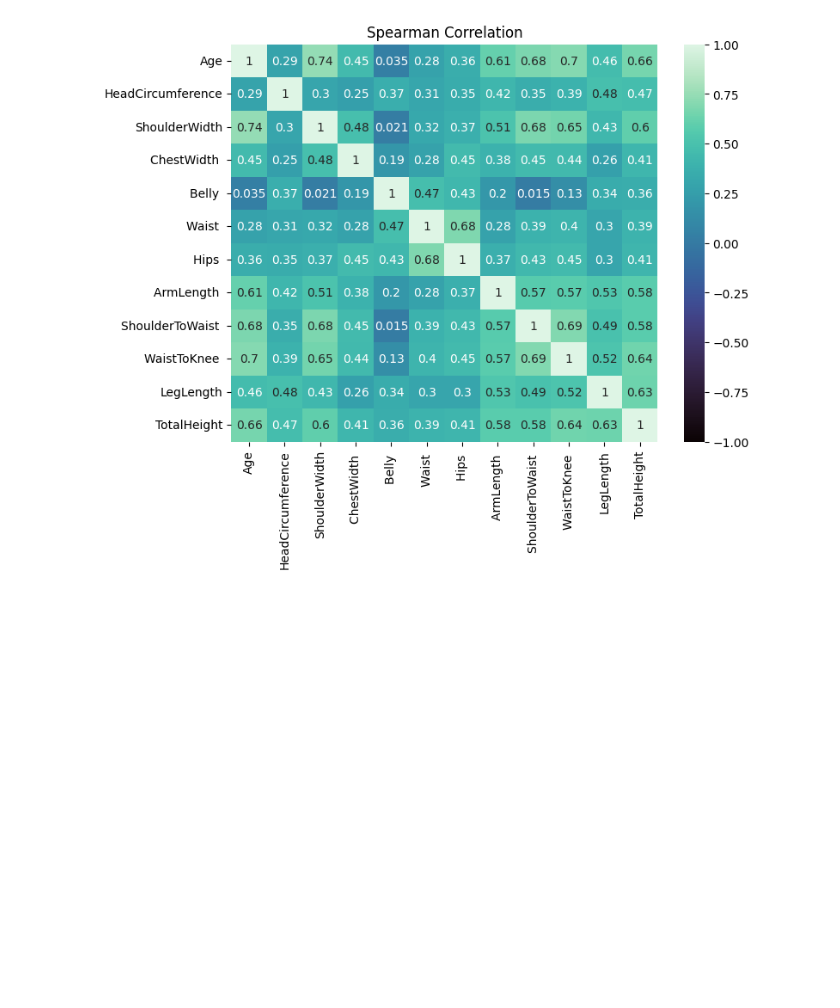
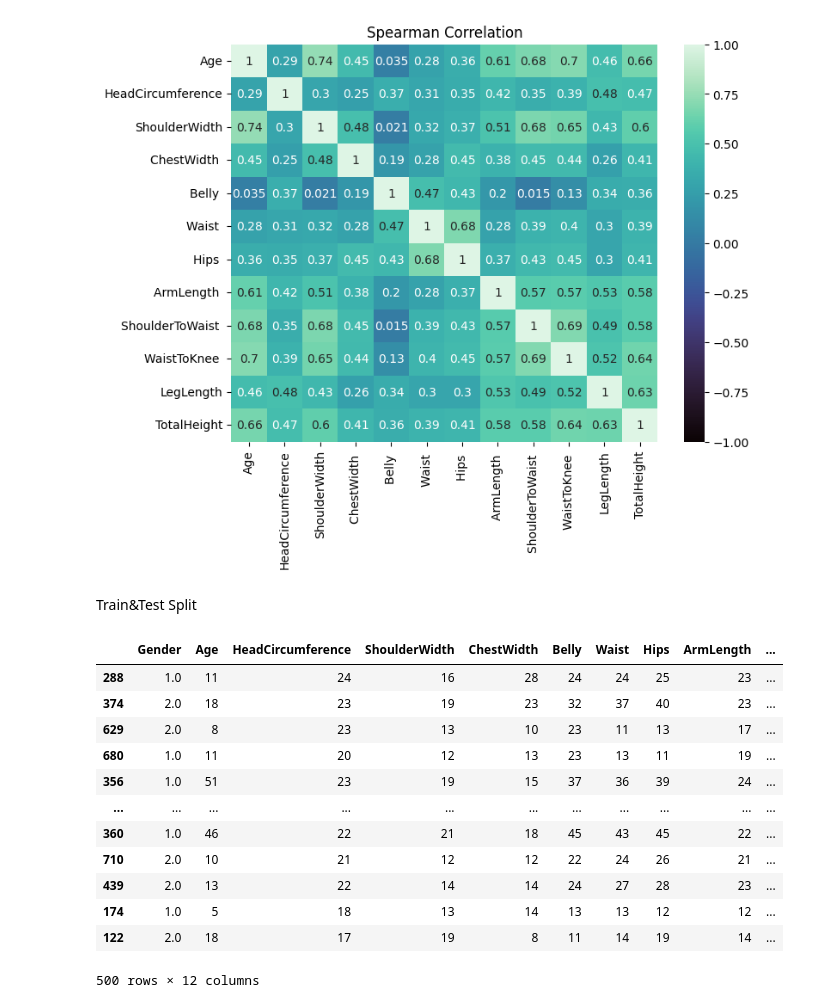
Before and after one commit to hasancatalgol/body_measurement_prediction, a Jupyter notebook: body_measurement_prediction.ipynb, the cells around one changed output. Cells and saved outputs as stored; diff of their text form; code cells hidden in the pictures; blank space fills up the shorter version.

```diff
--- a/body_measurement_prediction.ipynb
+++ b/body_measurement_prediction.ipynb
@@ -248,3 +249,8 @@ plt.show()
 # %% [output]
 [figure]
 [figure]
+# %%
+X = df.drop('TotalHeight',axis=1)
+y = df['TotalHeight']
+# %% [markdown]
+Train&Test Split
@@ -250,0 +259,20 @@ plt.show()
+# %%
+X_train, X_test, y_train, y_test = train_test_split(X, y,
+                                                    test_size=0.3,
+                                                    random_state=4)
+# %%
+X_train
+# %% [output]
+|  | Gender | Age | HeadCircumference | ShoulderWidth | ChestWidth | Belly | Waist | Hips | ArmLength | ... |
+| 288 | 1.0 | 11 | 24 | 16 | 28 | 24 | 24 | 25 | 23 | ... |
+| 374 | 2.0 | 18 | 23 | 19 | 23 | 32 | 37 | 40 | 23 | ... |
+| 629 | 2.0 | 8 | 23 | 13 | 10 | 23 | 11 | 13 | 17 | ... |
+| 680 | 1.0 | 11 | 20 | 12 | 13 | 23 | 13 | 11 | 19 | ... |
+| 356 | 1.0 | 51 | 23 | 19 | 15 | 37 | 36 | 39 | 24 | ... |
+| ... | ... | ... | ... | ... | ... | ... | ... | ... | ... | ... |
+| 360 | 1.0 | 46 | 22 | 21 | 18 | 45 | 43 | 45 | 22 | ... |
+| 710 | 2.0 | 10 | 21 | 12 | 12 | 22 | 24 | 26 | 21 | ... |
+| 439 | 2.0 | 13 | 22 | 14 | 14 | 24 | 27 | 28 | 23 | ... |
+| 174 | 1.0 | 5 | 18 | 13 | 14 | 13 | 13 | 12 | 12 | ... |
+| 122 | 2.0 | 18 | 17 | 19 | 8 | 11 | 14 | 19 | 14 | ... |
+500 rows × 12 columns
```
Also changed, not shown: parts of 13 cells of this notebook.
